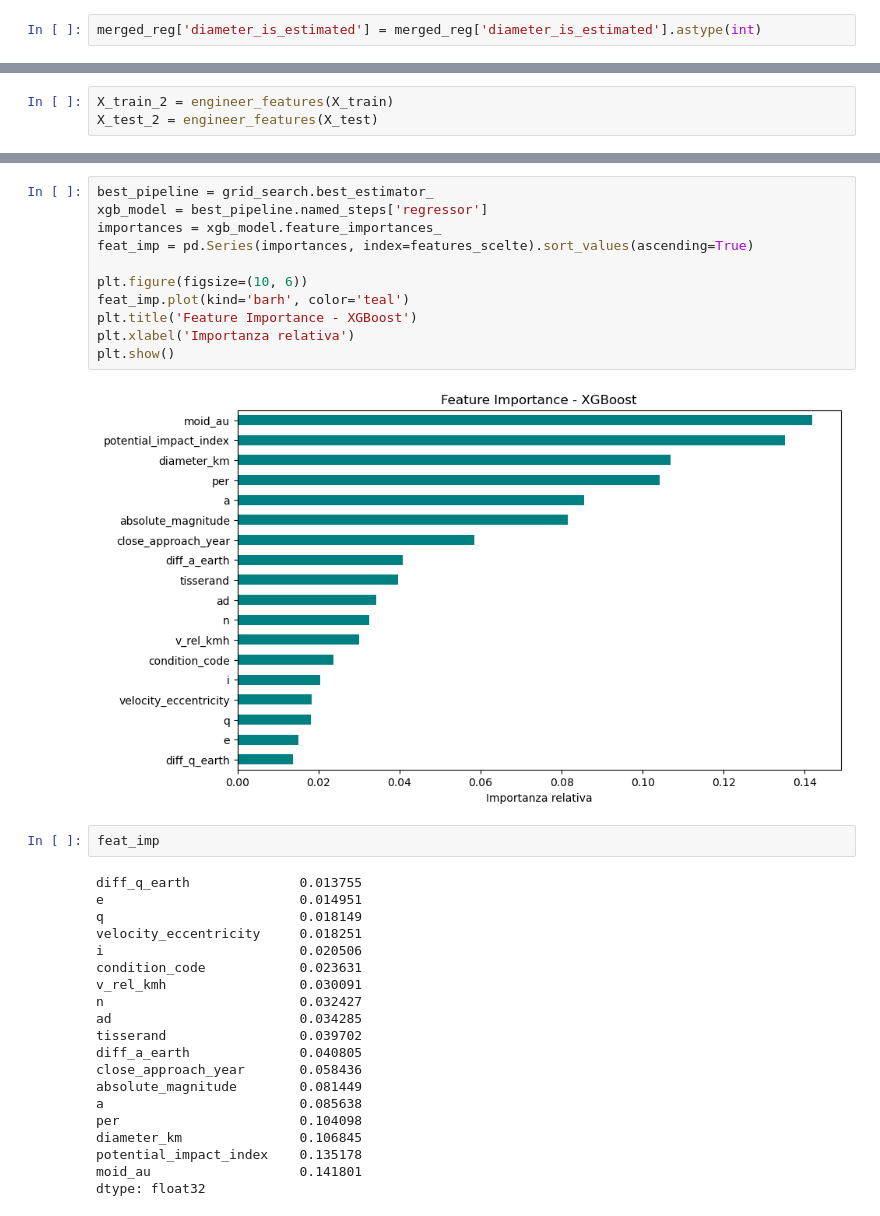
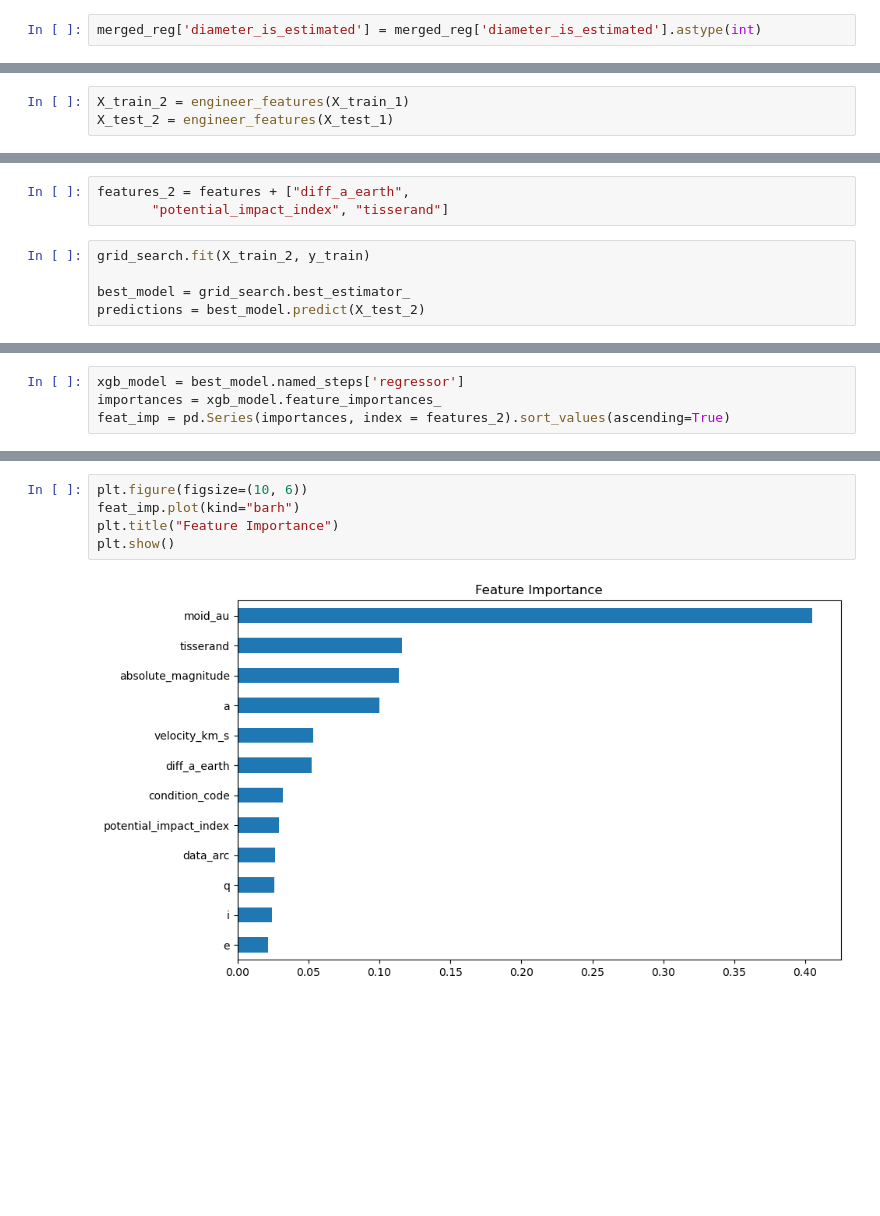
Before and after one commit to k3lly200413-2/Progetto_Nasa_Data_Intensive, a Jupyter notebook: Untitled.ipynb, the cells around one changed output, grey strips where cells are left out. Saved outputs shown, nothing was run; the diff lists cells and outputs as text; blank space fills up the shorter version.

```diff
--- a/Untitled.ipynb
+++ b/Untitled.ipynb
@@ -1326,3 +1356,3 @@ def engineer_features(df):
 # %%
-X_train_2 = engineer_features(X_train)
-X_test_2 = engineer_features(X_test)
+X_train_2 = engineer_features(X_train_1)
+X_test_2 = engineer_features(X_test_1)
@@ -1382,0 +1359,8 @@ Errore percentuale medio: 57.14%
+# %%
+features_2 = features + ["diff_a_earth",
+       "potential_impact_index", "tisserand"]
+# %%
+grid_search.fit(X_train_2, y_train)
+
+best_model = grid_search.best_estimator_
+predictions = best_model.predict(X_test_2)
@@ -1382,0 +1396,4 @@ Errore percentuale medio: 57.14%
+# %%
+xgb_model = best_model.named_steps['regressor']
+importances = xgb_model.feature_importances_
+feat_imp = pd.Series(importances, index = features_2).sort_values(ascending=True)
@@ -1383,35 +1416,7 @@ Errore percentuale medio: 57.14%
 # %%
-best_pipeline = grid_search.best_estimator_
-xgb_model = best_pipeline.named_steps['regressor']
-importances = xgb_model.feature_importances_
-feat_imp = pd.Series(importances, index=features_scelte).sort_values(ascending=True)
-
 plt.figure(figsize=(10, 6))
-feat_imp.plot(kind='barh', color='teal')
-plt.title('Feature Importance - XGBoost')
-plt.xlabel('Importanza relativa')
+feat_imp.plot(kind="barh")
+plt.title("Feature Importance")
 plt.show()
 # %% [output]
-[figure, old version]
+[figure, new version]
-# %%
-feat_imp
-# %% [output]
-diff_q_earth              0.013755
-e                         0.014951
-q                         0.018149
-velocity_eccentricity     0.018251
-i                         0.020506
-condition_code            0.023631
-v_rel_kmh                 0.030091
-n                         0.032427
-ad                        0.034285
-tisserand                 0.039702
-diff_a_earth              0.040805
-close_approach_year       0.058436
-absolute_magnitude        0.081449
-a                         0.085638
-per                       0.104098
-diameter_km               0.106845
-potential_impact_index    0.135178
-moid_au                   0.141801
-dtype: float32
```
Also changed, not shown: parts of 133 cells of this notebook.
